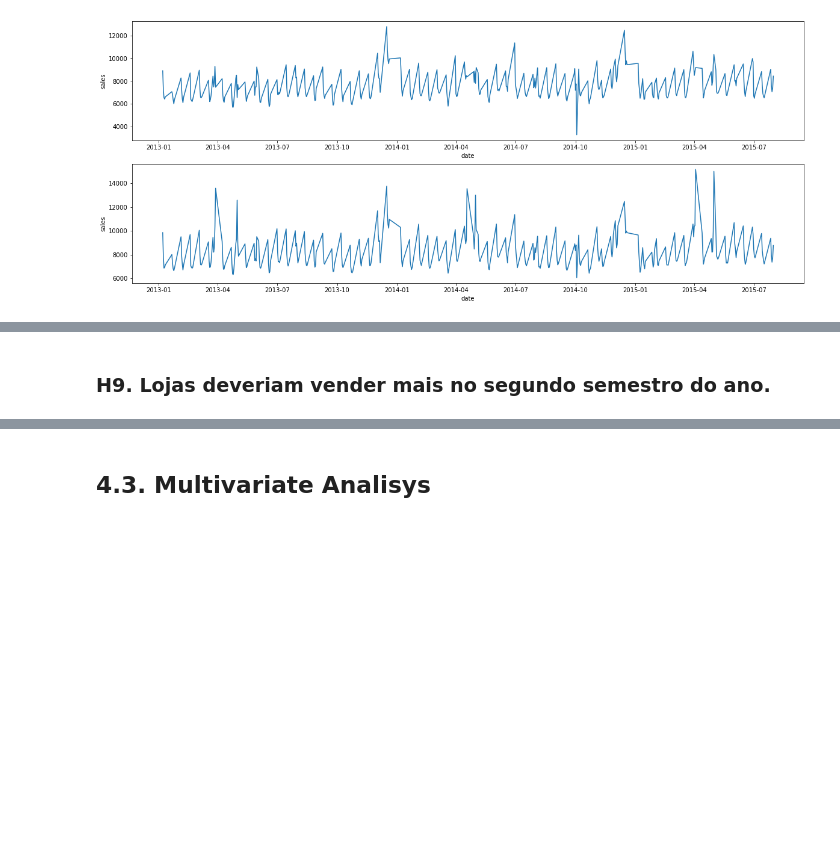
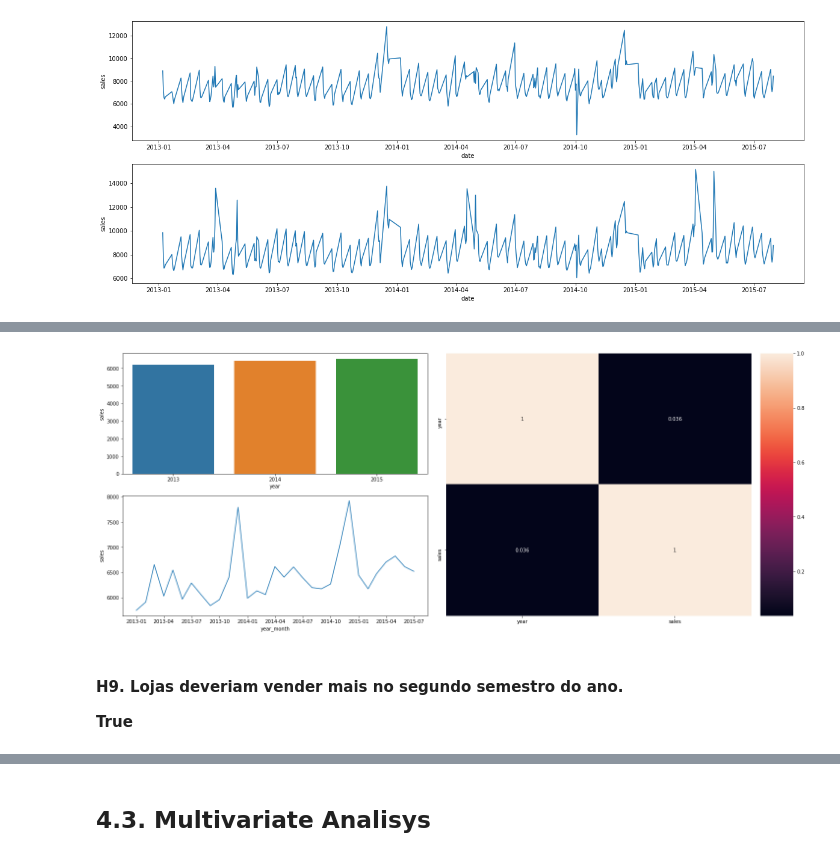
Before and after one commit to RaulBelarmino/rossman-predict-sales, a Jupyter notebook: rossman-predict-ds-em-producao.ipynb, the cells around one changed output, grey strips where cells are left out. Cells and saved outputs as stored; diff of their text form; code cells hidden in the pictures; blank space fills up the shorter version.

```diff
--- a/rossman-predict-ds-em-producao.ipynb
+++ b/rossman-predict-ds-em-producao.ipynb
@@ -536,2 +551,20 @@ sns.lineplot(x='date',y='sales', data=aux2);
+# %%
+fig = plt.figure(constrained_layout = True)
+grid = fig.add_gridspec(2,2)
+
+fig.add_subplot(grid[0,0])
+aux1 = df4[['year','sales']].groupby('year').median().reset_index()
+sns.barplot(x='year',y='sales',data=aux1)
+
+fig.add_subplot(grid[1,0])
+aux2 = df4[['year','month','sales']].groupby(['year','month']).median().reset_index()
+aux2['year_month'] = aux2.apply(lambda x: datetime(year=x['year'].astype('int64'), month=x['month'].astype('int64'), day=1), axis=1)
+sns.lineplot(x='year_month',y='sales',data=aux2)
+
+fig.add_subplot(grid[:,1])
+sns.heatmap(df4[['year','sales']].corr(method='pearson'), annot=True);
+# %% [output]
+[figure, added]
 # %% [markdown]
-### H9. Lojas deveriam vender mais no segundo semestro do ano.
+#### H9. Lojas deveriam vender mais no segundo semestro do ano.
+**True**
```
Also changed, not shown: parts of 23 cells of this notebook.
